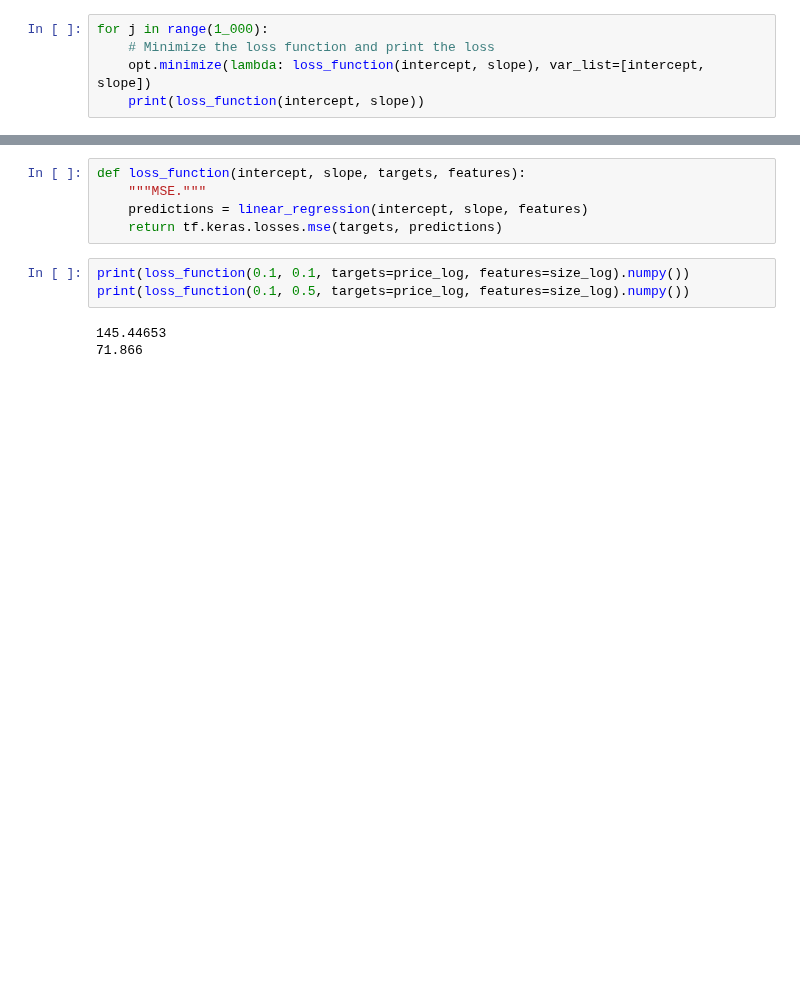
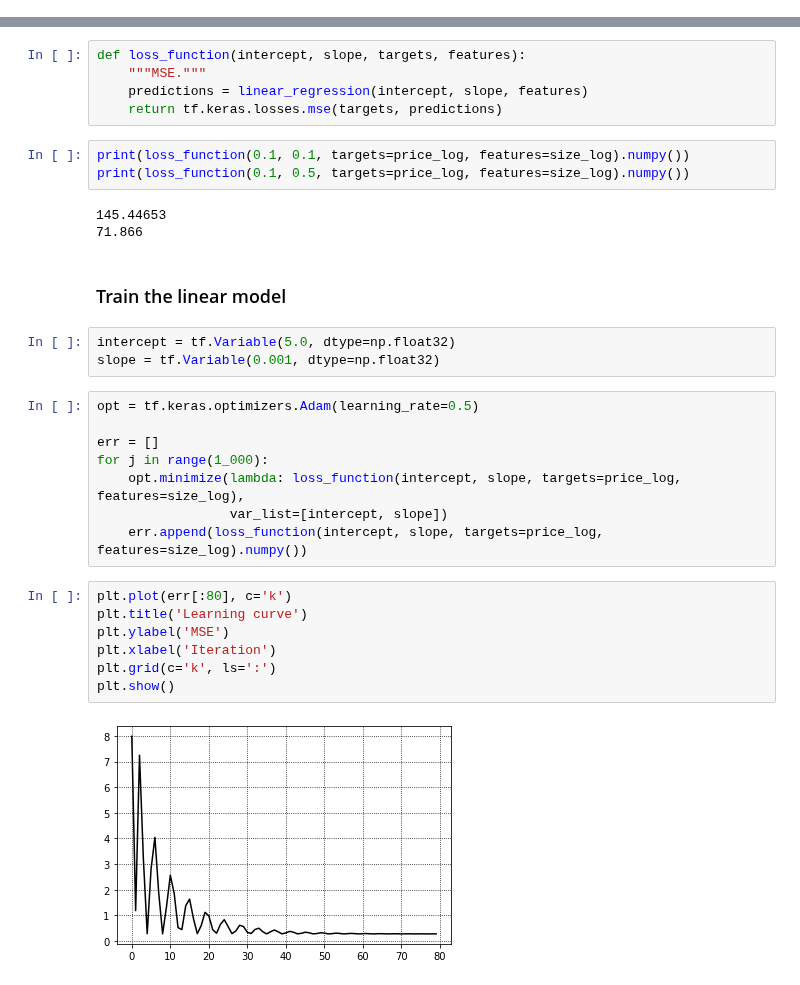
Before and after one commit to kbantoec/deep_learning, a Jupyter notebook: tf2/linear_models.ipynb, the cells around one changed output, grey strips where cells are left out. Drawn from its saved outputs; the diff is of its cells as text; blank space fills up the shorter version.

Commit message:
Added plots for section 2

```diff
--- a/tf2/linear_models.ipynb
+++ b/tf2/linear_models.ipynb
@@ -84,6 +80 @@ opt = tf.keras.optimizers.Adam()
-# %%
-for j in range(1_000):
-    # Minimize the loss function and print the loss
-    opt.minimize(lambda: loss_function(intercept, slope), var_list=[intercept, slope])
-    print(loss_function(intercept, slope))
 # %% [markdown]
@@ -110,3 +101,25 @@ print(loss_function(0.1, 0.5, targets=price_log, features=size_log).numpy())
 # %% [output]
 145.44653
 71.866
+# %% [markdown]
+### Train the linear model
+# %%
+intercept = tf.Variable(5.0, dtype=np.float32)
+slope = tf.Variable(0.001, dtype=np.float32)
+# %%
+opt = tf.keras.optimizers.Adam(learning_rate=0.5)
+
+err = []
+for j in range(1_000):
+    opt.minimize(lambda: loss_function(intercept, slope, targets=price_log, features=size_log),
+                 var_list=[intercept, slope])
+    err.append(loss_function(intercept, slope, targets=price_log, features=size_log).numpy())
+# %%
+plt.plot(err[:80], c='k')
+plt.title('Learning curve')
+plt.ylabel('MSE')
+plt.xlabel('Iteration')
+plt.grid(c='k', ls=':')
+plt.show()
+# %% [output]
+[figure, added]
```
Also changed, not shown: parts of 5 cells of this notebook.
